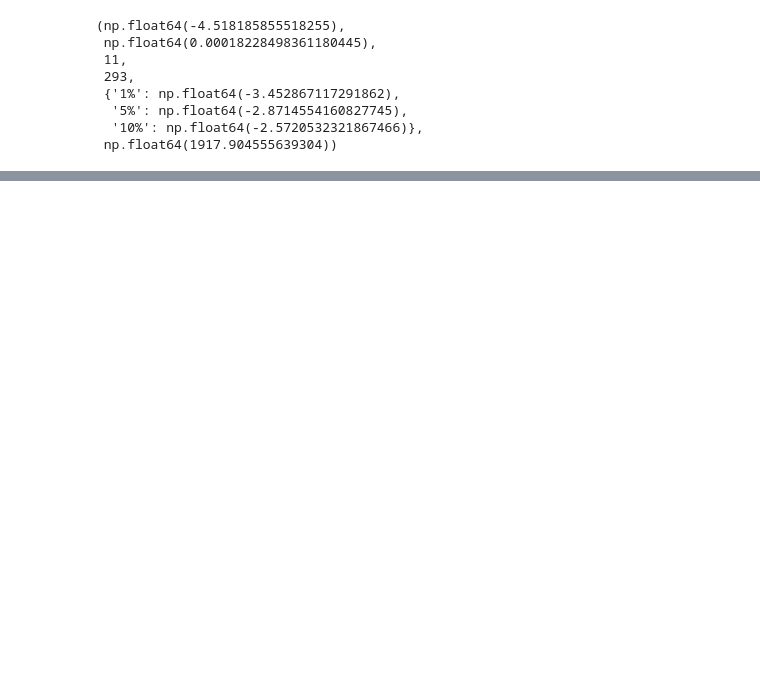
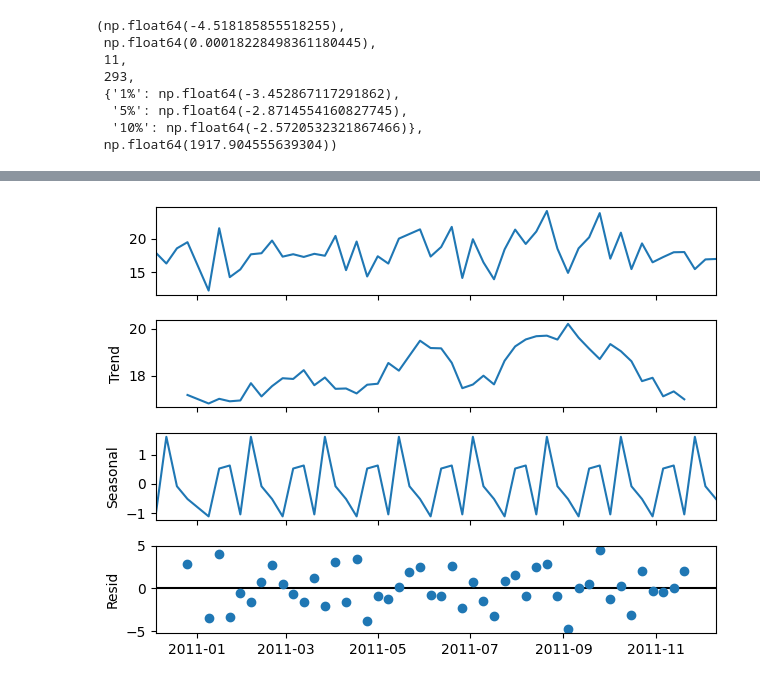
Before and after one commit to am-alibee/retailsales_forecasting, a Jupyter notebook: time_series_forecast.ipynb, the cells around one changed output, grey strips where cells are left out. Cells and saved outputs as stored; diff of their text form; code cells hidden in the pictures; blank space fills up the shorter version.

```diff
--- a/time_series_forecast.ipynb
+++ b/time_series_forecast.ipynb
@@ -57,0 +71,6 @@ plot_pacf(df, lags=30, zero=False)
+# %%
+decomp_results = seasonal_decompose(df, period=7)
+decomp_results.plot()
+plt.show()
+# %% [output]
+[figure, added]
```
Also changed, not shown: parts of 6 cells of this notebook.
